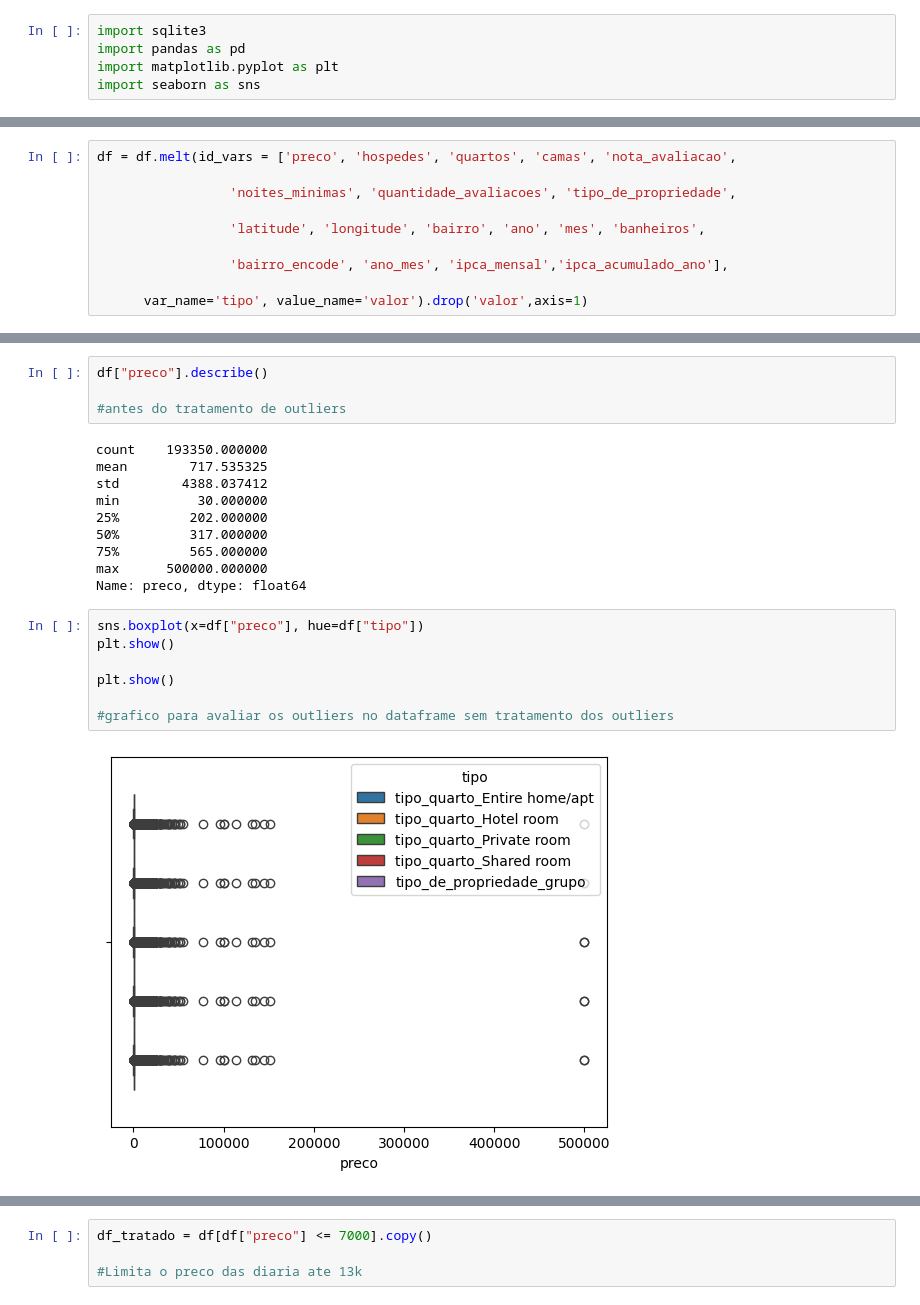
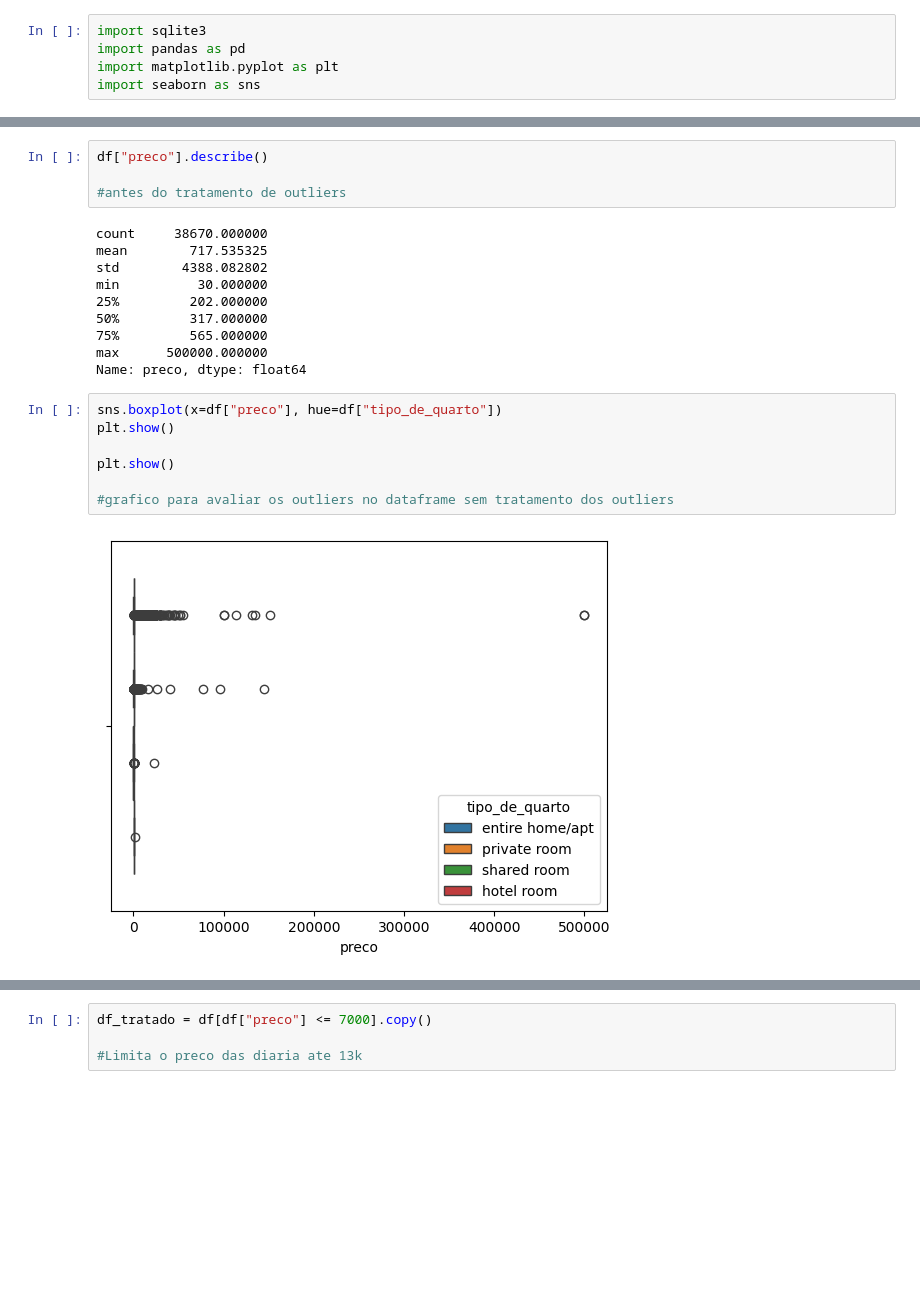
Before and after one commit to anacamorims/projeto-academy, a Jupyter notebook: extra-trees.ipynb, the cells around one changed output, grey strips where cells are left out. Saved outputs shown, nothing was run; the diff lists cells and outputs as text; blank space fills up the shorter version.

Commit message:
tipo de quarto em string

```diff
--- a/extra-trees.ipynb
+++ b/extra-trees.ipynb
@@ -28,13 +27,3 @@ df.head()
-# %%
-df = df.melt(id_vars = ['preco', 'hospedes', 'quartos', 'camas', 'nota_avaliacao',
-
-                 'noites_minimas', 'quantidade_avaliacoes', 'tipo_de_propriedade',
-
-                 'latitude', 'longitude', 'bairro', 'ano', 'mes', 'banheiros',
-
-                 'bairro_encode', 'ano_mes', 'ipca_mensal','ipca_acumulado_ano'],
-
-      var_name='tipo', value_name='valor').drop('valor',axis=1)
 # %%
 df.shape
 df.info()
@@ -61,9 +50,9 @@ df["preco"].describe()
 
 #antes do tratamento de outliers
 # %% [output]
-count    193350.000000
+count     38670.000000
 mean        717.535325
-std        4388.037412
+std        4388.082802
 min          30.000000
 25%         202.000000
 50%         317.000000
@@ -71,14 +60,14 @@ min          30.000000
 max      500000.000000
 Name: preco, dtype: float64
 # %%
-sns.boxplot(x=df["preco"], hue=df["tipo"])
+sns.boxplot(x=df["preco"], hue=df["tipo_de_quarto"])
 plt.show()
 
 plt.show()
 
 #grafico para avaliar os outliers no dataframe sem tratamento dos outliers
 # %% [output]
-[figure, old version]
+[figure, new version]
 # %%
 #outliers
 df["preco"].sort_values(ascending=False).head(20)
```
Also changed, not shown: parts of 68 cells of this notebook, 1 other file.
